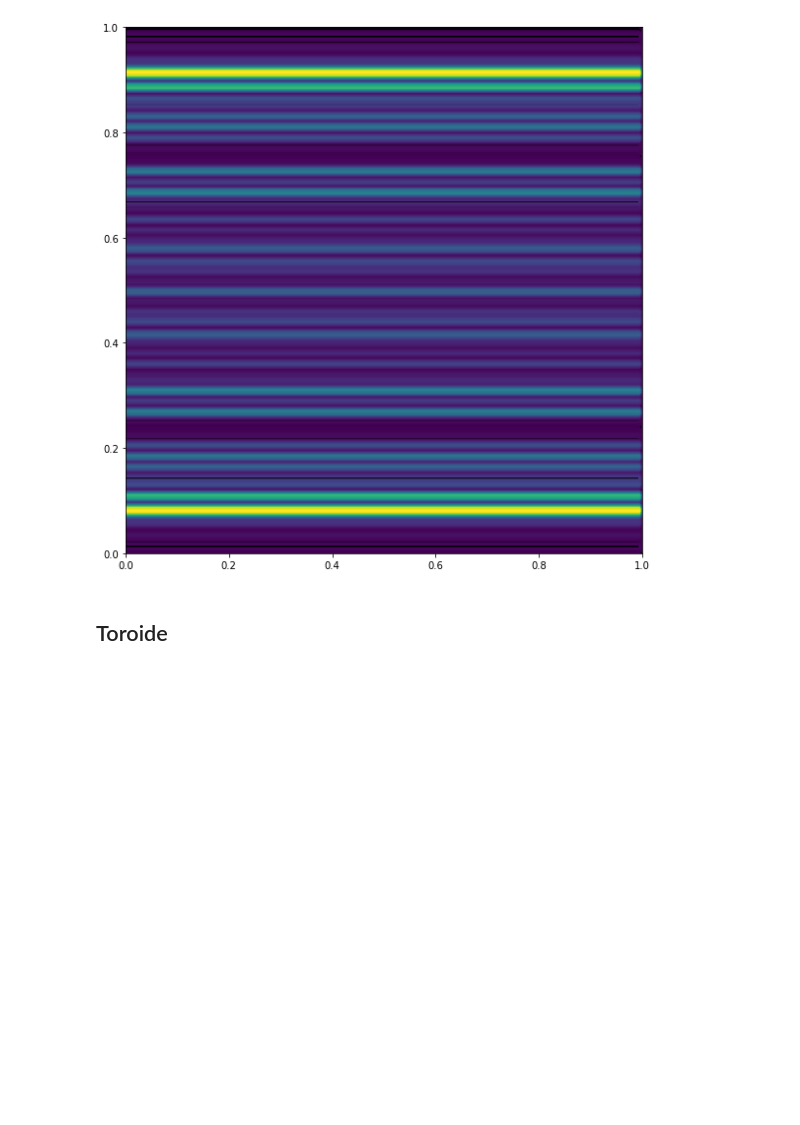
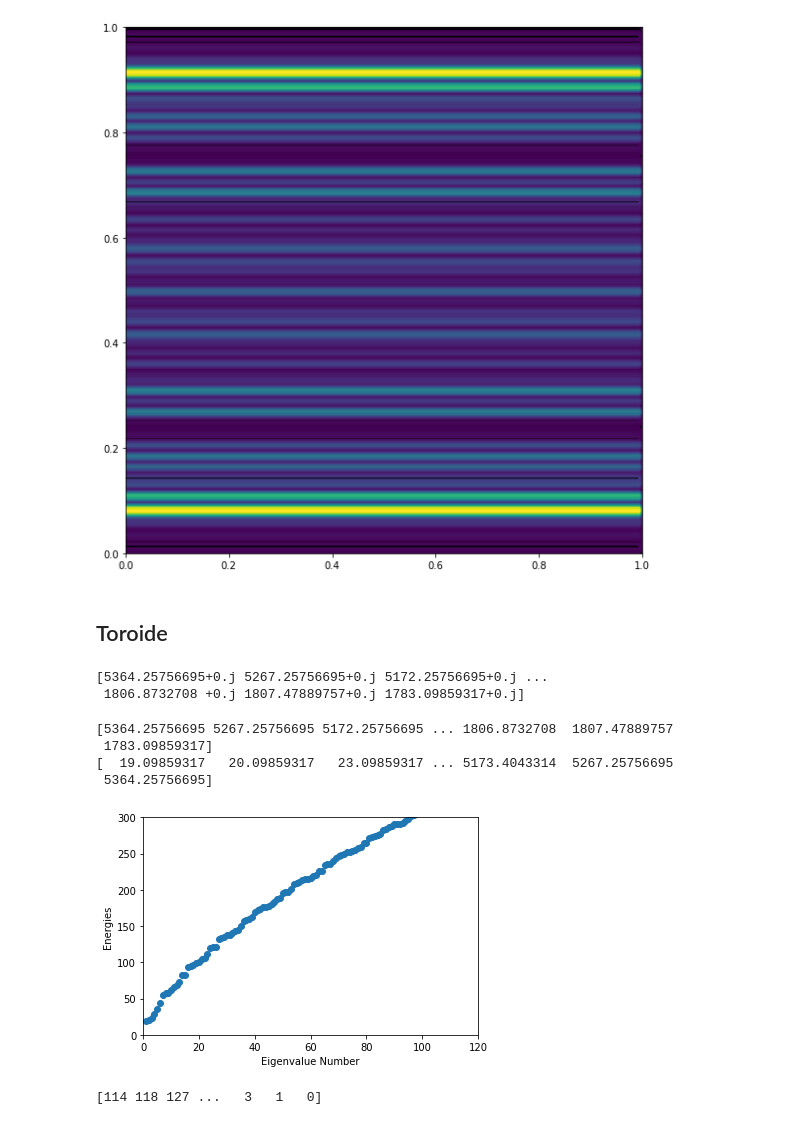
Before and after one commit to SantiagoM1227/IIT-2022-I, a Jupyter notebook: LL_avance_centrado.ipynb, the cells around one changed output. Saved outputs shown, nothing was run; the diff lists cells and outputs as text; code cells hidden in the pictures; blank space fills up the shorter version.

```diff
--- a/LL_avance_centrado.ipynb
+++ b/LL_avance_centrado.ipynb
@@ -571,0 +583,48 @@ for i in Numbers:
+# %%
+def Torus_H(k,l):
+  m=k//N -N//2
+  n=k%N
+  mm=l//N -N//2
+  nn=l%N
+  element = 0
+  if n==nn:
+    element += 4*G**2*oscTOR(m,mm)
+    if m==mm:
+      element += 4*m**2+4*n**2
+  else:
+    element -= (I*4*G/np.pi)*angTOR(n,nn,m,mm)
+  return element
+
+def H_Torus_Matrix(N):
+  H_cil = np.zeros((N*N,N*N), dtype=complex)
+  for k in range(N*N):
+    for l in range(0,k+1):
+      H_cil[k,l]= Cylinder_H(k,l)
+  for k in range(N*N):
+    for l in range(k+1,N*N):
+      H_cil[k,l]= np.conj(H_cil[l,k])
+  return H_cil
+# %%
+H_Torus = H_Torus_Matrix(N)
+# %%
+#solve matrix
+E_Torus, V_Torus = eig(H_Torus)
+print(E_Torus)
+# %% [output]
+[5364.25756695+0.j 5267.25756695+0.j 5172.25756695+0.j ...
+ 1806.8732708 +0.j 1807.47889757+0.j 1783.09859317+0.j]
+# %%
+EE_Torus = np.real(E_Torus)
+print(EE_Torus)
+D_Torus = np.sort(EE_Torus)
+print(D_Torus)
+# %% [output]
+[5364.25756695 5267.25756695 5172.25756695 ... 1806.8732708  1807.47889757
+ 1783.09859317]
+[  19.09859317   20.09859317   23.09859317 ... 5173.4043314  5267.25756695
+ 5364.25756695]
+# %%
+#print & plot
+plotenergies(D_Torus,120,300)
+# %% [output]
+[figure, added]
@@ -571,0 +647,5 @@ for i in Numbers:
+# %%
+index_Torus = np.argsort(np.real(EE_Torus))
+print(index_Torus)
+# %% [output]
+[114 118 127 ...   3   1   0]
```
Also changed, not shown: parts of 8 cells of this notebook.
